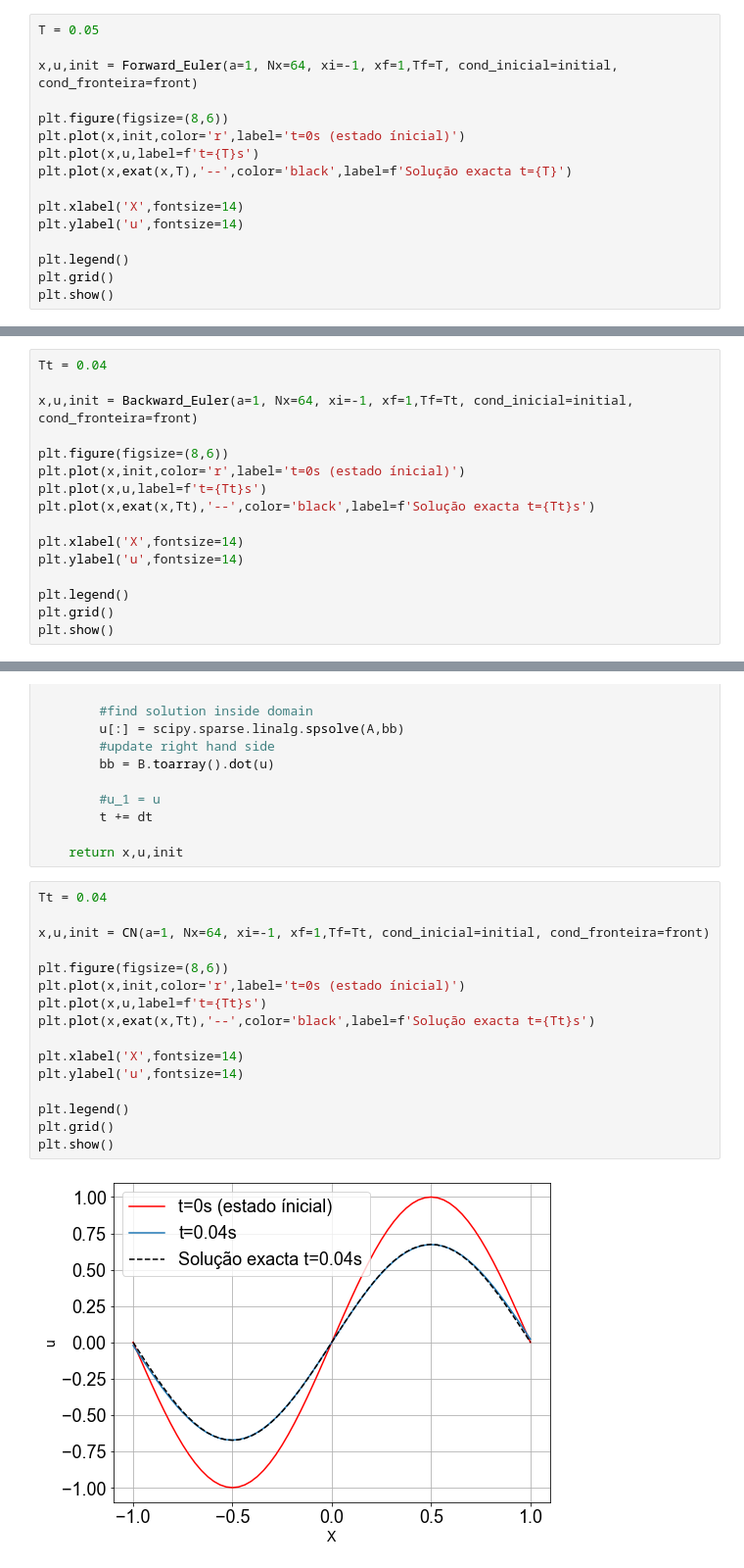
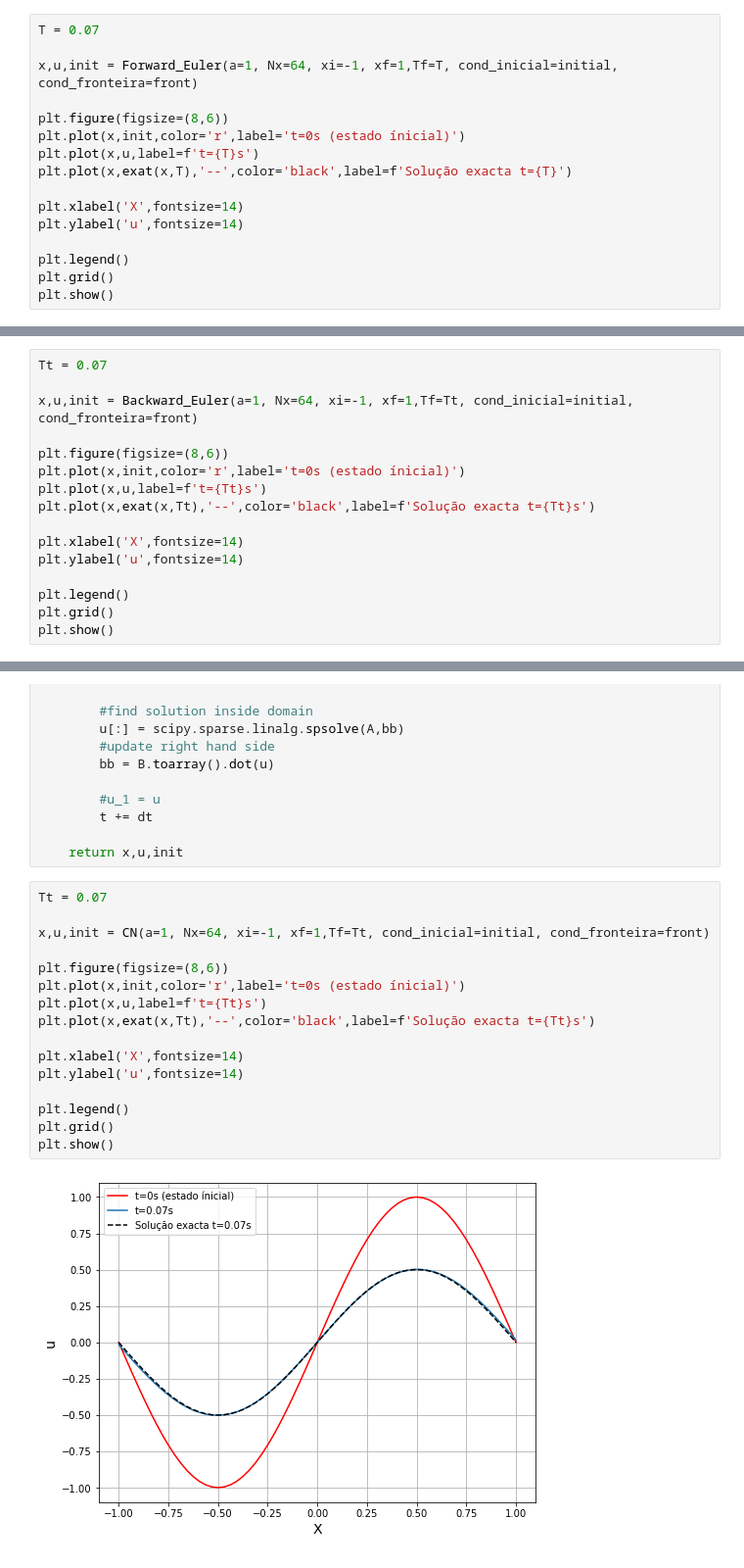
Before and after one commit to caua-veiga/Metodos-Computacionais-2022, a Jupyter notebook: TPs/Notebooks/TP 5.ipynb, the cells around one changed output, grey strips where cells are left out. Shown: that part at 98% size. Drawn from its saved outputs; the diff is of its cells as text.

```diff
--- a/TPs/Notebooks/TP 5.ipynb
+++ b/TPs/Notebooks/TP 5.ipynb
@@ -80,7 +80,7 @@ def front(*args):
 def exat(x,t=0.02):
     return np.exp(-np.pi**2 * t)*np.sin(np.pi*x)
 # %%
-T = 0.05
+T = 0.07
 
 x,u,init = Forward_Euler(a=1, Nx=64, xi=-1, xf=1,Tf=T, cond_inicial=initial, cond_fronteira=front)
 
@@ -170,7 +170,7 @@ def Backward_Euler(a, Nx, xi, xf, Tf, cond_inicial, cond_fronteira):
 
     return x,u,init
 # %%
-Tt = 0.04
+Tt = 0.07
 
 x,u,init = Backward_Euler(a=1, Nx=64, xi=-1, xf=1,Tf=Tt, cond_inicial=initial, cond_fronteira=front)
 
@@ -281,20 +281,20 @@ def CN(a, Nx, xi, xf, Tf, cond_inicial, cond_fronteira):
 
     return x,u,init
 # %%
-Tt = 0.04
+Tt = 0.07
 
 x,u,init = CN(a=1, Nx=64, xi=-1, xf=1,Tf=Tt, cond_inicial=initial, cond_fronteira=front)
 
 plt.figure(figsize=(8,6))
 plt.plot(x,init,color='r',label='t=0s (estado ínicial)')
 plt.plot(x,u,label=f't={Tt}s')
 plt.plot(x,exat(x,Tt),'--',color='black',label=f'Solução exacta t={Tt}s')
 
 plt.xlabel('X',fontsize=14)
 plt.ylabel('u',fontsize=14)
 
 plt.legend()
 plt.grid()
 plt.show()
 # %% [output]
-[figure, old version]
+[figure, new version]
```
Also changed, not shown: parts of 3 cells of this notebook, 7 other files.
